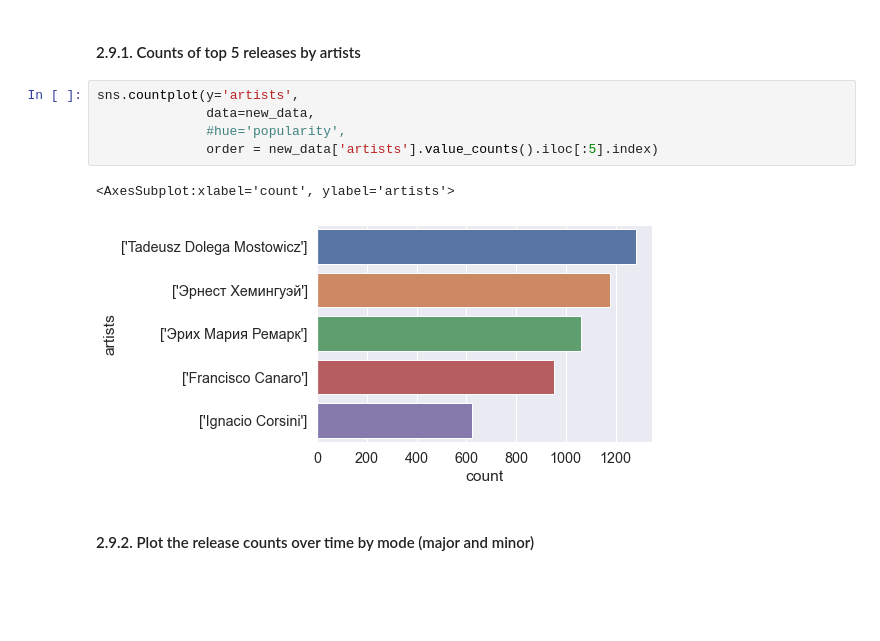
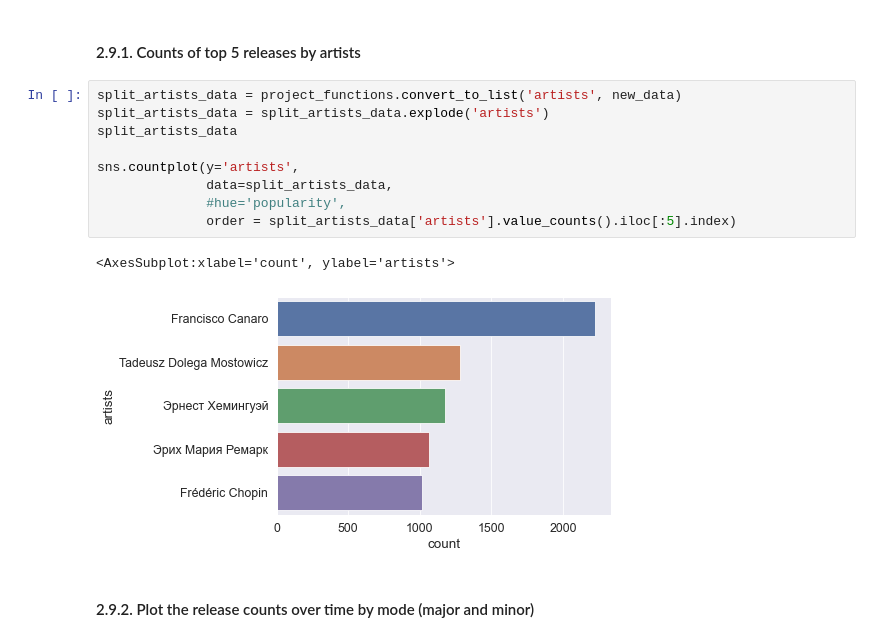
Before and after one commit to data301-2020-winter2/course-project-group_1002, a Jupyter notebook: analysis/Shaohua/milestone2.ipynb, the cells around one changed output. Cells and saved outputs as stored; diff of their text form; blank space fills up the shorter version.

Commit message:
Tried a new function within our module

```diff
--- a/analysis/Shaohua/milestone2.ipynb
+++ b/analysis/Shaohua/milestone2.ipynb
@@ -287,13 +287,17 @@ new_data.describe(exclude=np.number,
 # %% [markdown]
 #### 2.9.1. Counts of top 5 releases by artists
 # %%
+split_artists_data = project_functions.convert_to_list('artists', new_data)
+split_artists_data = split_artists_data.explode('artists')
+split_artists_data
+
 sns.countplot(y='artists',
-              data=new_data,
+              data=split_artists_data,
               #hue='popularity',
-              order = new_data['artists'].value_counts().iloc[:5].index)
+              order = split_artists_data['artists'].value_counts().iloc[:5].index)
 # %% [output]
 <AxesSubplot:xlabel='count', ylabel='artists'>
-[figure, old version]
+[figure, new version]
 # %% [markdown]
 #### 2.9.2. Plot the release counts over time by mode (major and minor)
 # %%
```
Also changed, not shown: parts of 5 cells of this notebook.
